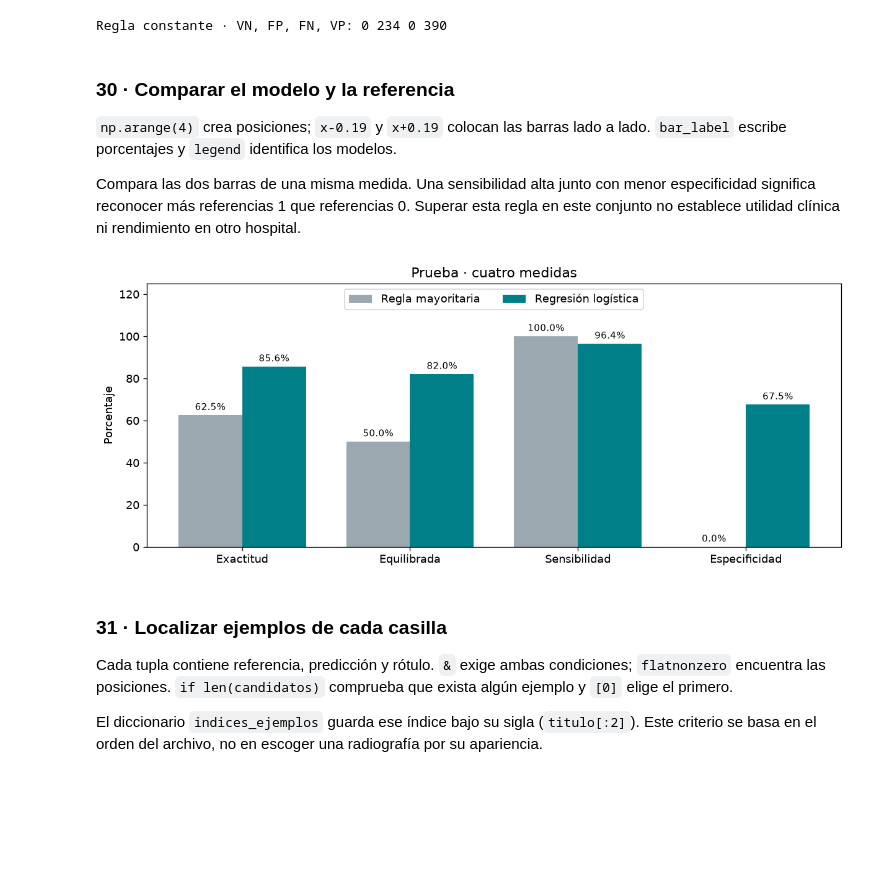
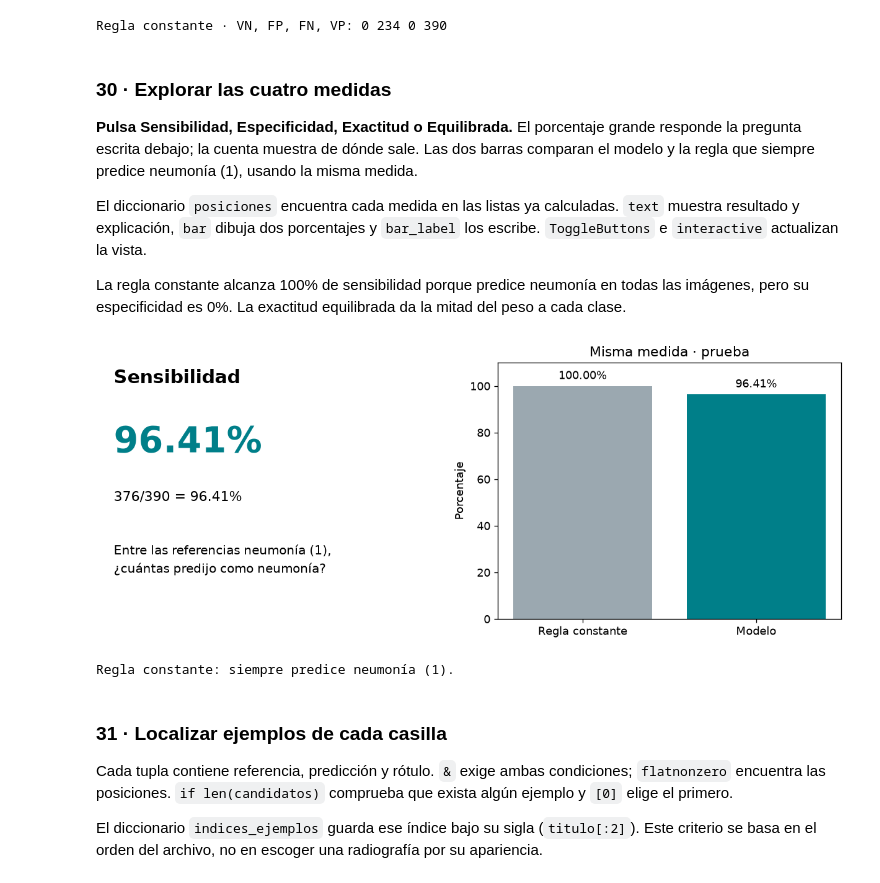
Before and after one commit to FisikMedik/taller-imagenes-medicas-python, a Jupyter notebook: Modulo_ML_radiografias.ipynb, the cells around one changed output. Drawn from its saved outputs; the diff is of its cells as text; code cells hidden in the pictures; blank space fills up the shorter version.

```diff
--- a/Modulo_ML_radiografias.ipynb
+++ b/Modulo_ML_radiografias.ipynb
@@ -594,23 +624,47 @@ print("Regla constante · VN, FP, FN, VP:", bn, bf, bfn, bp)
 # %% [output]
 Regla constante · VN, FP, FN, VP: 0 234 0 390
 # %% [markdown]
-### 30 · Comparar el modelo y la referencia
+### 30 · Explorar las cuatro medidas
 
-`np.arange(4)` crea posiciones; `x-0.19` y `x+0.19` colocan las barras lado a lado. `bar_label` escribe porcentajes y `legend` identifica los modelos.
+**Pulsa Sensibilidad, Especificidad, Exactitud o Equilibrada.** El porcentaje grande responde la pregunta escrita debajo; la cuenta muestra de dónde sale. Las dos barras comparan el modelo y la regla que siempre predice neumonía (1), usando la misma medida.
 
-Compara las dos barras de una misma medida. Una sensibilidad alta junto con menor especificidad significa reconocer más referencias 1 que referencias 0. Superar esta regla en este conjunto no establece utilidad clínica ni rendimiento en otro hospital.
+El diccionario `posiciones` encuentra cada medida en las listas ya calculadas. `text` muestra resultado y explicación, `bar` dibuja dos porcentajes y `bar_label` los escribe. `ToggleButtons` e `interactive` actualizan la vista.
+
+La regla constante alcanza 100% de sensibilidad porque predice neumonía en todas las imágenes, pero su especificidad es 0%. La exactitud equilibrada da la mitad del peso a cada clase.
 # %%
-x = np.arange(4)
-fig, ax = plt.subplots(figsize=(10, 4.1), layout="constrained")
-b1 = ax.bar(x-0.19, np.array(base_test)*100, 0.38, label="Regla mayoritaria", color="#9ba8b0")
-b2 = ax.bar(x+0.19, np.array(metricas)*100, 0.38, label="Regresión logística", color="#007f89")
-ax.bar_label(b1, labels=[f"{v:.1%}" for v in base_test], padding=3, fontsize=9)
-ax.bar_label(b2, labels=[f"{v:.1%}" for v in metricas], padding=3, fontsize=9)
-ax.set(xticks=x, xticklabels=etiquetas_metricas, ylim=(0, 125), ylabel="Porcentaje", title="Prueba · cuatro medidas")
-ax.legend(loc="upper center", ncols=2)
-plt.show()
+# Cada número indica la posición de la medida en metricas y base_test.
+posiciones = {"Sensibilidad": 2, "Especificidad": 3, "Exactitud": 0, "Equilibrada": 1}
+cuentas = [f"{vp+vn}/{len(y_test)}", f"({vp}/{vp+fn} + {vn}/{vn+fp}) / 2", f"{vp}/{vp+fn}", f"{vn}/{vn+fp}"]
+preguntas = [
+    "Entre todas las imágenes,\n¿cuántas predicciones coinciden?",
+    "Promedio de lo reconocido en cada clase.\nCada clase aporta la mitad.",
+    "Entre las referencias neumonía (1),\n¿cuántas predijo como neumonía?",
+    "Entre las referencias normal (0),\n¿cuántas predijo como normal?",
+]
+
+def ver_metrica(medida_vista="Sensibilidad"):
+    j = posiciones[medida_vista]
+    valor = metricas[j]
+    fig, ejes = plt.subplots(1, 2, figsize=(10, 4), layout="constrained")
+    ejes[0].axis("off")
+    titulo = "Exactitud equilibrada" if medida_vista == "Equilibrada" else medida_vista
+    ejes[0].text(0.03, 0.92, titulo, fontsize=18, weight="bold", transform=ejes[0].transAxes)
+    ejes[0].text(0.03, 0.65, f"{valor:.2%}", fontsize=34, weight="bold", color="#007f89", transform=ejes[0].transAxes)
+    ejes[0].text(0.03, 0.46, f"{cuentas[j]} = {valor:.2%}", fontsize=13, transform=ejes[0].transAxes)
+    ejes[0].text(0.03, 0.18, preguntas[j], fontsize=12, linespacing=1.5, transform=ejes[0].transAxes)
+    barras = ejes[1].bar(["Regla constante", "Modelo"], [base_test[j]*100, valor*100], color=["#9ba8b0", "#007f89"])
+    ejes[1].bar_label(barras, labels=[f"{base_test[j]:.2%}", f"{valor:.2%}"], padding=4)
+    ejes[1].set(ylabel="Porcentaje", ylim=(0, 110), title="Misma medida · prueba")
+    plt.show()
+    print("Regla constante: siempre predice neumonía (1).")
+    return fig
+
+metrica_control = widgets.ToggleButtons(options=list(posiciones), value="Sensibilidad", description="Medida")
+visor_metrica = widgets.interactive(ver_metrica, medida_vista=metrica_control)
+display(visor_metrica)
 # %% [output]
-[figure, old version]
+[figure, new version]
+Regla constante: siempre predice neumonía (1).
 # %% [markdown]
 ### 31 · Localizar ejemplos de cada casilla
 
```
Also changed, not shown: parts of 8 cells of this notebook, 1 other file.
